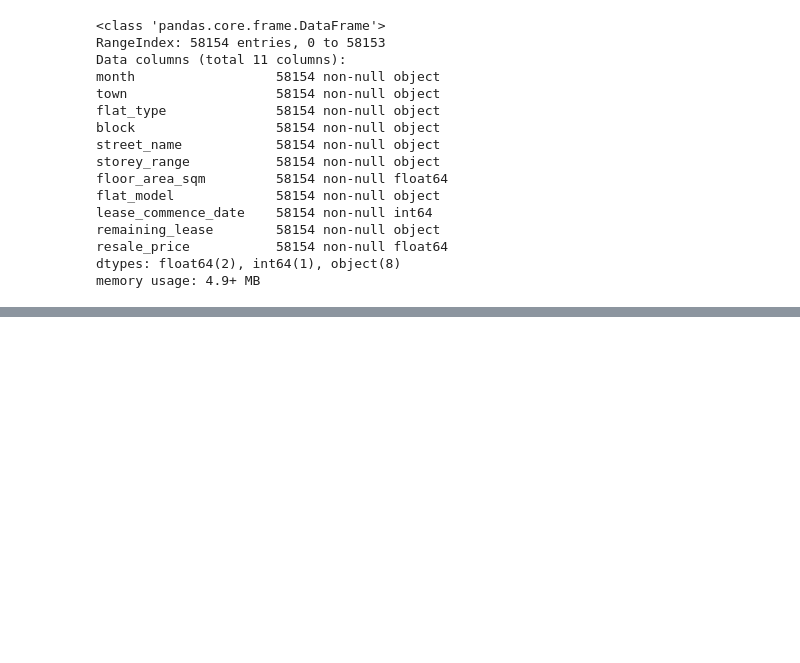
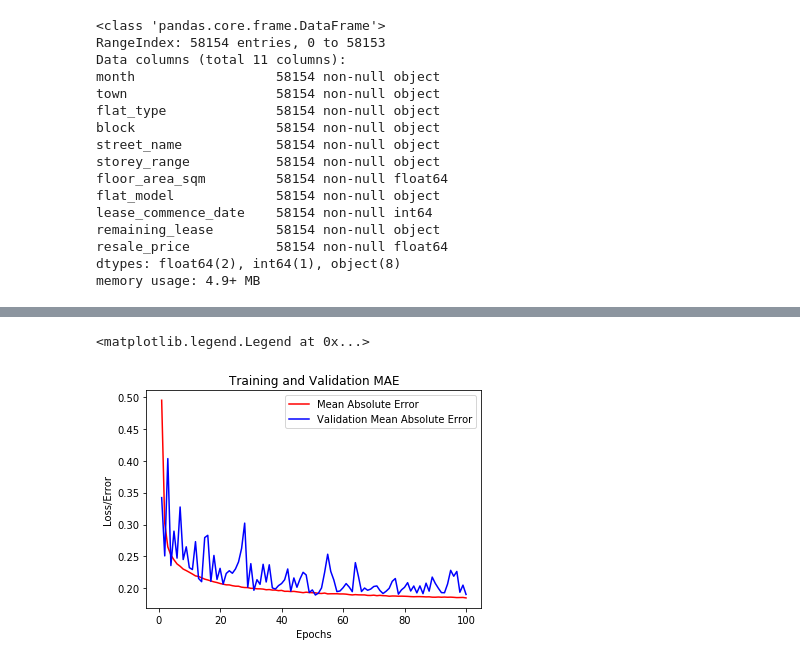
Before and after one commit to jasins25/hdb_price_prediction, a Jupyter notebook: hdb_price_prediction.ipynb, the cells around one changed output, grey strips where cells are left out. Cells and saved outputs as stored; diff of their text form; code cells hidden in the pictures; blank space fills up the shorter version.

```diff
--- a/hdb_price_prediction.ipynb
+++ b/hdb_price_prediction.ipynb
@@ -193,0 +356,5 @@ plt.show()
+# %%
+# standardised resale price
+resale_price = data['resale_price']
+resale_price_standardized = (resale_price - resale_price.mean(axis=0))/resale_price.std(axis=0)
+resale_price_standardized
@@ -193,0 +374,10 @@ plt.show()
+# %%
+# Split dataset into random train and test subsets
+train_x, test_x, train_y, test_y = train_test_split(data_oh.values, resale_price_standardized.astype(np.float64), test_size = 0.2, random_state = 0)
+# %%
+# Created another model
+model = models.Sequential()
+model.add(layers.Dense(64, name="hidden1", input_shape=(72,), activation="relu"))
+model.add(layers.Dense(64, name="hidden2", activation="relu", ))
+model.add(layers.Dense(1, name="output"))
+print(model.summary())
@@ -193,0 +403,4 @@ plt.show()
+# %%
+# Fit the model with standardized inputs
+EPOCHS=100
+history = model.fit(train_x, train_y, validation_split=0.2, epochs=EPOCHS, batch_size=32)
@@ -193,0 +425,16 @@ plt.show()
+# %%
+# plot a graph to show how the means absolute error improves during the training process
+import matplotlib.pyplot as plt
+history_dict = history.history
+
+x = range(1, EPOCHS+1)
+
+plt.plot(x, history_dict['mean_absolute_error'], 'r', label='Mean Absolute Error')
+plt.plot(x, history_dict['val_mean_absolute_error'], 'b', label='Validation Mean Absolute Error')
+plt.title('Training and Validation MAE')
+plt.xlabel('Epochs')
+plt.ylabel('Loss/Error')
+plt.legend()
+# %% [output]
+<matplotlib.legend.Legend at 0x...>
+[figure, added]
```
Also changed, not shown: parts of 66 cells of this notebook.
